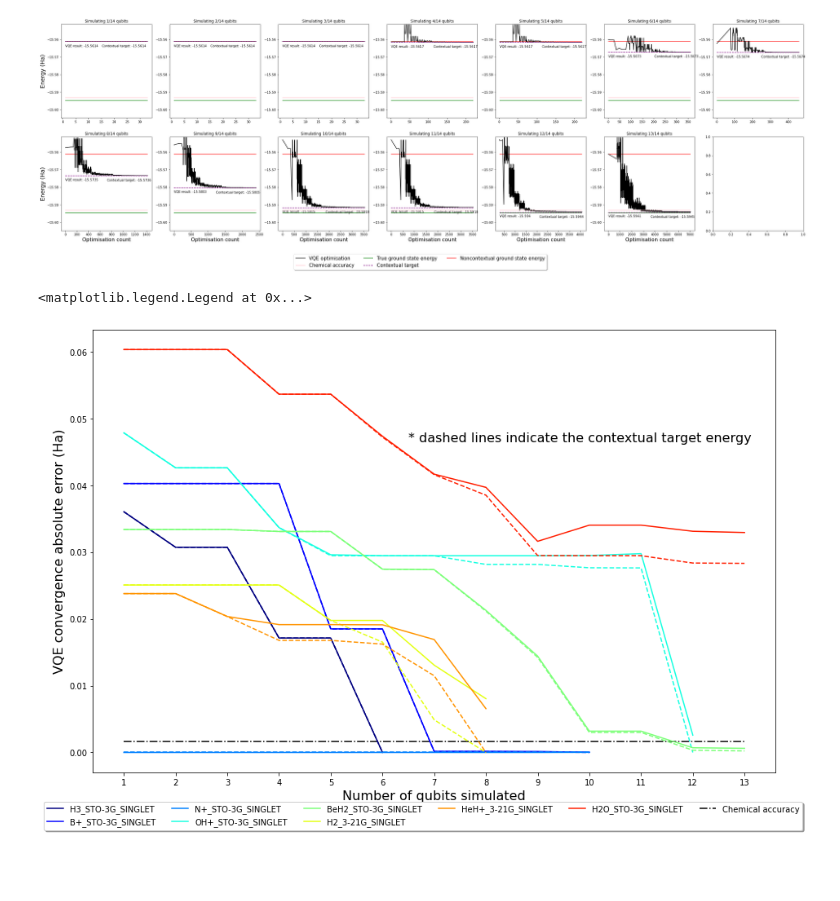
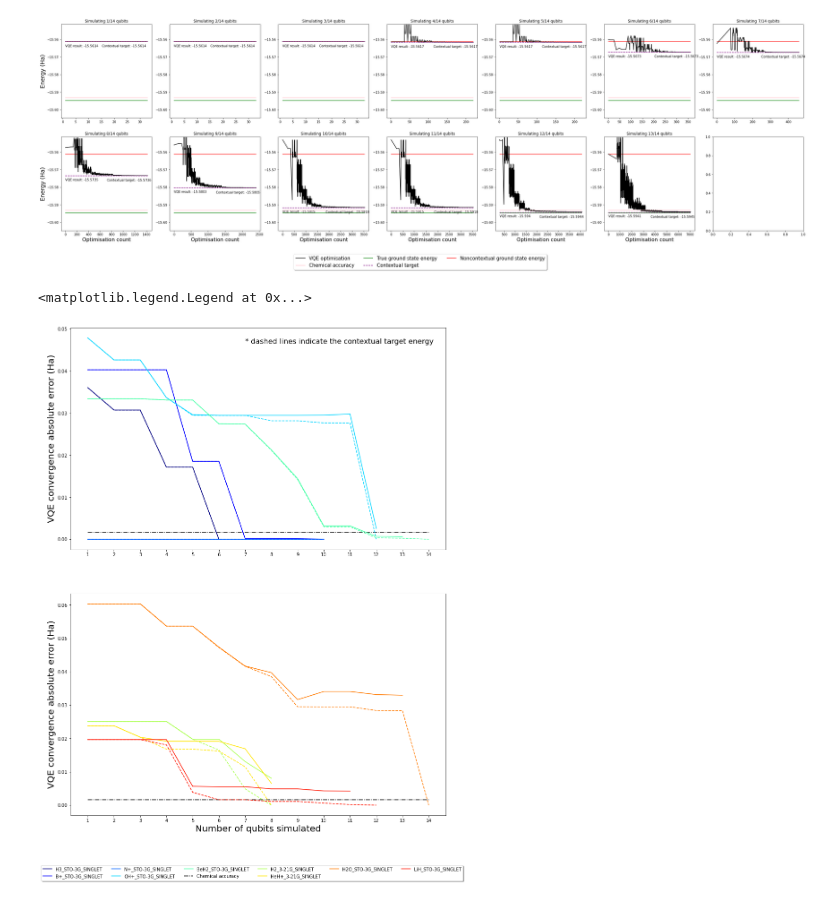
Before and after one commit to wmkirby1/CS-VQE, a Jupyter notebook: Final Plots.ipynb, the cells around one changed output. Drawn from its saved outputs; the diff is of its cells as text; code cells hidden in the pictures; blank space fills up the shorter version.

```diff
--- a/Final Plots.ipynb
+++ b/Final Plots.ipynb
@@ -55,7 +55,8 @@ mol_data_sets = ["H3_STO-3G_SINGLET_UCCSD_CS-VQE_convergence_projected_ansatz",
                  "BeH2_STO-3G_SINGLET_UCCSD_CS-VQE_convergence_projected_ansatz",
                  "H2_3-21G_SINGLET_UCCSD_CS-VQE_convergence_projected_ansatz",
                 "HeH+_3-21G_SINGLET_UCCSD_CS-VQE_convergence_projected_ansatz",
-                "H2O_STO-3G_SINGLET_UCCSD_CS-VQE_convergence_projected_ansatz"]
+                "H2O_STO-3G_SINGLET_UCCSD_CS-VQE_convergence_projected_ansatz",
+                "LiH_STO-3G_SINGLET_UCCSD_CS-VQE_convergence_projected_ansatz"]
 # %%
 def find_nth(haystack, needle, n):
     start = haystack.find(needle)
@@ -66,39 +67,50 @@ def find_nth(haystack, needle, n):
 # %%
 mol_data = {}
 
-fig, axis = plt.subplots(figsize=(15, 10))
+fig, axis = plt.subplots(ncols=1, nrows=2, figsize=(15, 20))
 
 
 for index, file in enumerate(mol_data_sets):
     with open('data/final/'+file+'.json', 'r') as json_file:
         cs_vqe_data = json.load(json_file)
     name_end = find_nth(file, '_', 3)
     speciesname = file[:name_end]
-    if speciesname in ['BeH2_STO-3G_SINGLET', 'H2O_STO-3G_SINGLET']:
-        qubit_nums = list(range(1, cs_vqe_data['num_qubits']))
-    else:
-        qubit_nums = list(range(1, cs_vqe_data['num_qubits']+1))
     result_error = []
     target_error = []
     for g in cs_vqe_data['grid_pos']:
         run_index = '('+str(g)[1:-1]+')'
-        result_error.append(cs_vqe_data[run_index]['result'] - cs_vqe_data['true_gs'])
-        target_error.append(cs_vqe_data[run_index]['target'] - cs_vqe_data['true_gs'])
+        try:
+            result_error.append(cs_vqe_data[run_index]['result'] - cs_vqe_data['true_gs'])
+            target_error.append(cs_vqe_data[run_index]['target'] - cs_vqe_data['true_gs'])
+        except:
+            target_error.append(0)
 
     c = plt.cm.jet(index/len(mol_data_sets))
-    axis.plot(qubit_nums, result_error, label=speciesname, color=c)
-    axis.plot(qubit_nums, target_error, color=c, ls='--')
+    qubit_nums_1 = list(range(1, len(result_error)+1))
+    qubit_nums_2 = list(range(1, cs_vqe_data['num_qubits']+1))
+
+    if index<len(mol_data_sets)/2:
+        grid = 0
+    else:
+        grid = 1
+    axis[grid].plot(qubit_nums_1, result_error, label=speciesname, color=c)
+    axis[grid].plot(qubit_nums_2, target_error, color=c, ls='--')
     #mol_data[speciesname] = {'qubit_nums':qubit_nums,
     #                         'errors':errors}
 
-axis.set_xticks(list(range(1, 14)))
-axis.hlines(0.0016, 1, 13, label='Chemical accuracy', color='black', ls='-.')
-axis.set_xlabel('Number of qubits simulated', fontsize=16)
-axis.set_ylabel('VQE convergence absolute error (Ha)', fontsize=16)
-axis.text(6.5, 0.0465, '* dashed lines indicate the contextual target energy', fontsize=16)
+    axis[grid].set_xticks(list(range(1, 15)))
+    axis[grid].set_ylabel('VQE convergence absolute error (Ha)', fontsize=20)
+
+
+axis[0].hlines(0.0016, 1, 14, label='Chemical accuracy', color='black', ls='-.')
+axis[1].hlines(0.0016, 1, 14, color='black', ls='-.')
+
+axis[0].text(7, 0.0465, '* dashed lines indicate the contextual target energy', fontsize=16)
+axis[1].set_xlabel('Number of qubits simulated', fontsize=20)
+
 
 fig.legend(loc='lower center',bbox_to_anchor=(0.5, 0.02),
           fancybox=True, shadow=True, ncol=6)
 # %% [output]
 <matplotlib.legend.Legend at 0x...>
-[figure, old version]
+[figure, new version]
```
Also changed, not shown: 10 other files.
